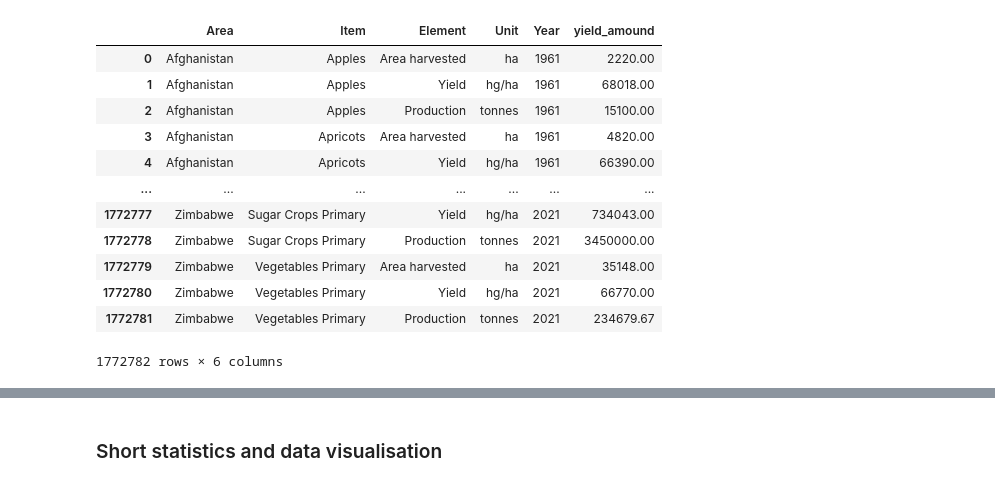
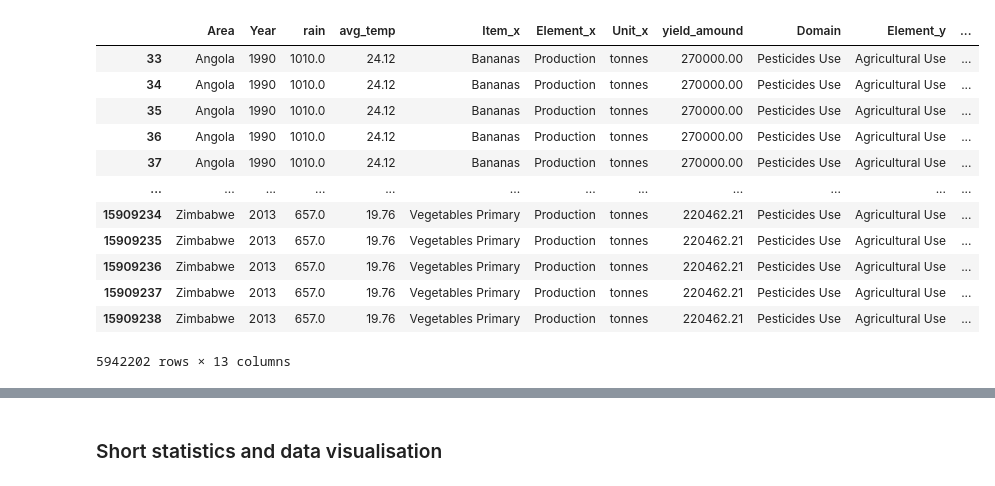
Before and after one commit to LucasJohannsenShadow/AVCD, a Jupyter notebook: Projet.ipynb, the cells around one changed output, grey strips where cells are left out. Saved outputs shown, nothing was run; the diff lists cells and outputs as text; code cells hidden in the pictures.

```diff
--- a/Projet.ipynb
+++ b/Projet.ipynb
@@ -28,25 +11,50 @@ df
 # %%
 df = pd.read_csv("data/Production_Crops_Livestock_E_All_Data.csv", encoding='latin-1')
 df2 = df.dropna(how = 'any') # removing all missing data
 df2 = df2[df2["Area Code"]<1000] # removing the summerised Areas (Africa as a hole etc.)
 df2 = df2.drop(["Area Code", "Area Code (M49)","Item Code (CPC)" ,"Item Code", "Element Code"], axis=1) # removing not used collums
 df2 = df2.drop(df2.columns[df2.columns.str.endswith('F')], axis=1) # removing all collums wich say how the data was collectet. Big loss of information!!
 df2 = pd.melt(df2, id_vars=['Area', "Item", "Element", "Unit"], var_name='Year', value_name='Value') # reshaping the df to create a single year collum
 df2['Year'] = df2['Year'].str[1:] # removin the letter of befor the years
 df2['Year'] = df2['Year'].astype(int)
 df2 = df2.rename(index=str, columns={"Value": "yield_amound"})
-df2
+
+dg = pd.read_csv("data/2019 2020.csv", encoding='latin-1')
+dg2=dg.drop(['Stop','Indicator','Code','IndicatorCode'], axis=1)
+dg2 = pd.melt(dg2, id_vars=['ï»¿Area'], var_name='Year', value_name='Value') # reshaping the df to create a single year collum
+dg2=dg2.dropna()
+dg2 = dg2.rename(index=str, columns={"Value": "rain"})
+dg2 = dg2.rename(index=str, columns={"ï»¿Area": "Area"})
+dg2['Year']=dg2['Year'].astype('int')
+
+dr = pd.read_csv("data/FAOSTAT_data_en_4-18-2023.csv", encoding='latin-1')
+dr2 = dr.dropna(how = 'any') # removing all missing data
+dr2 = dr2.drop(["ï»¿Domain Code", "Area Code (M49)", "Item Code", "Element Code", "Year Code", "Flag", "Flag Description"], axis=1) # removing not used collums
+dr2 = dr2.rename(index=str, columns={"Value": "pesticide_amound"})
+
+di = pd.read_csv("data/temp.csv", encoding='latin-1')
+di2 = di.dropna(how = 'any') # removing all missing data
+di2 = di2.rename(index=str, columns={"year": "Year"}) # renaming collums
+di2 = di2.rename(index=str, columns={"country": "Area"}) #renaming collums
+
+merged = pd.merge(df2, dr2, on= ["Area", "Year"])
+merged = pd.merge(di2, merged, on= ["Area", "Year"])
+merged = pd.merge(dg2, merged, on= ["Area", "Year"])
+
+merged=merged[(merged['Unit_x']=='tonnes')]
+
+merged
 # %% [output]
-|  | Area | Item | Element | Unit | Year | yield_amound |
-| 0 | Afghanistan | Apples | Area harvested | ha | 1961 | 2220.00 |
-| 1 | Afghanistan | Apples | Yield | hg/ha | 1961 | 68018.00 |
-| 2 | Afghanistan | Apples | Production | tonnes | 1961 | 15100.00 |
-| 3 | Afghanistan | Apricots | Area harvested | ha | 1961 | 4820.00 |
-| 4 | Afghanistan | Apricots | Yield | hg/ha | 1961 | 66390.00 |
-| ... | ... | ... | ... | ... | ... | ... |
-| 1772777 | Zimbabwe | Sugar Crops Primary | Yield | hg/ha | 2021 | 734043.00 |
-| 1772778 | Zimbabwe | Sugar Crops Primary | Production | tonnes | 2021 | 3450000.00 |
-| 1772779 | Zimbabwe | Vegetables Primary | Area harvested | ha | 2021 | 35148.00 |
-| 1772780 | Zimbabwe | Vegetables Primary | Yield | hg/ha | 2021 | 66770.00 |
-| 1772781 | Zimbabwe | Vegetables Primary | Production | tonnes | 2021 | 234679.67 |
+|  | Area | Year | rain | avg_temp | Item_x | Element_x | Unit_x | yield_amound | Domain | Element_y | ... |
+| 33 | Angola | 1990 | 1010.0 | 24.12 | Bananas | Production | tonnes | 270000.00 | Pesticides Use | Agricultural Use | ... |
+| 34 | Angola | 1990 | 1010.0 | 24.12 | Bananas | Production | tonnes | 270000.00 | Pesticides Use | Agricultural Use | ... |
+| 35 | Angola | 1990 | 1010.0 | 24.12 | Bananas | Production | tonnes | 270000.00 | Pesticides Use | Agricultural Use | ... |
+| 36 | Angola | 1990 | 1010.0 | 24.12 | Bananas | Production | tonnes | 270000.00 | Pesticides Use | Agricultural Use | ... |
+| 37 | Angola | 1990 | 1010.0 | 24.12 | Bananas | Production | tonnes | 270000.00 | Pesticides Use | Agricultural Use | ... |
+| ... | ... | ... | ... | ... | ... | ... | ... | ... | ... | ... | ... |
+| 15909234 | Zimbabwe | 2013 | 657.0 | 19.76 | Vegetables Primary | Production | tonnes | 220462.21 | Pesticides Use | Agricultural Use | ... |
+| 15909235 | Zimbabwe | 2013 | 657.0 | 19.76 | Vegetables Primary | Production | tonnes | 220462.21 | Pesticides Use | Agricultural Use | ... |
+| 15909236 | Zimbabwe | 2013 | 657.0 | 19.76 | Vegetables Primary | Production | tonnes | 220462.21 | Pesticides Use | Agricultural Use | ... |
+| 15909237 | Zimbabwe | 2013 | 657.0 | 19.76 | Vegetables Primary | Production | tonnes | 220462.21 | Pesticides Use | Agricultural Use | ... |
+| 15909238 | Zimbabwe | 2013 | 657.0 | 19.76 | Vegetables Primary | Production | tonnes | 220462.21 | Pesticides Use | Agricultural Use | ... |
-1772782 rows × 6 columns
+5942202 rows × 13 columns
```
Also changed, not shown: parts of 31 cells of this notebook.
